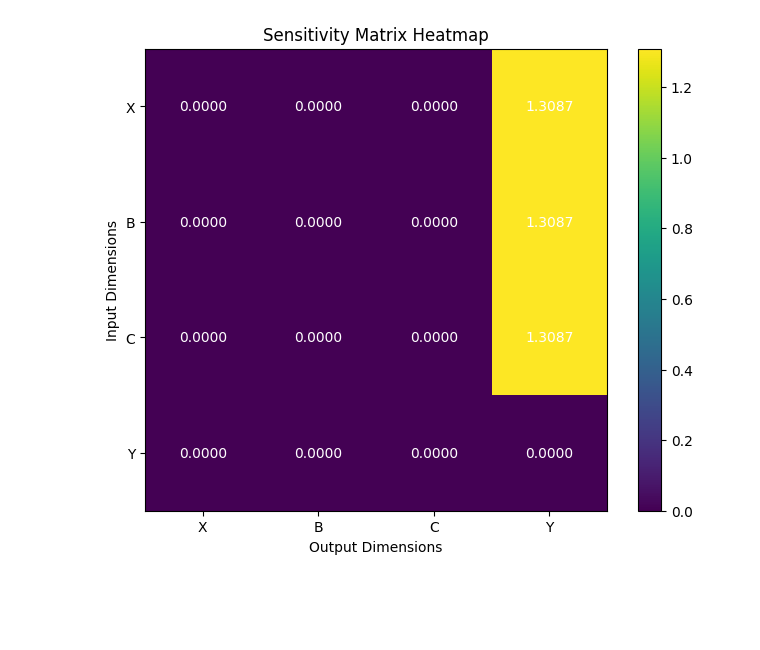
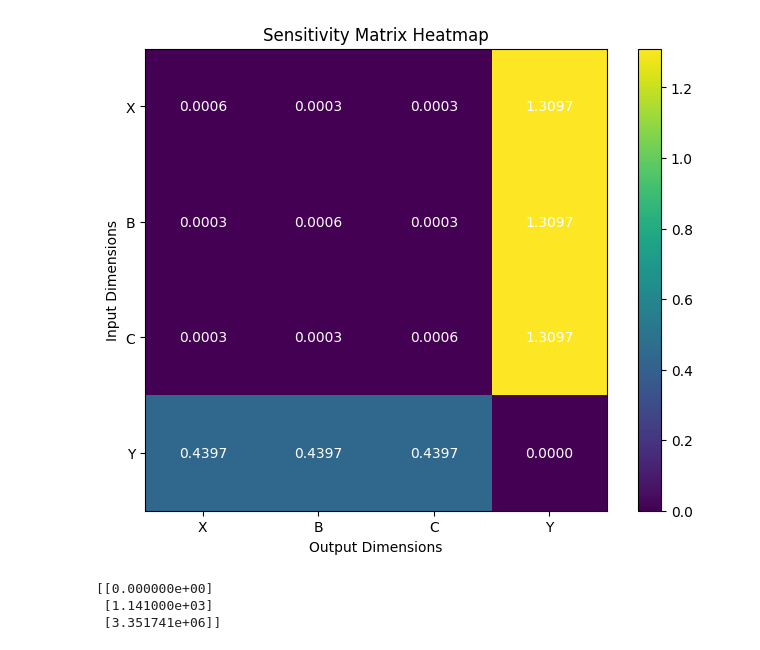
Before and after one commit to matthewvowels1/Causal_Transformer, a Jupyter notebook: CaT/perturbation_graph_v2.ipynb, the cells around one changed output. Drawn from its saved outputs; the diff is of its cells as text; code cells hidden in the pictures; blank space fills up the shorter version.

```diff
--- a/CaT/perturbation_graph_v2.ipynb
+++ b/CaT/perturbation_graph_v2.ipynb
@@ -123,7 +123,9 @@ class Head(nn.Module):
         # B, T, HS = Q.shape
         S_qk = torch.matmul(Q, K.transpose(1, 2)) / (self.head_size ** 0.5)
 
-        self.Sprime = self.dag_mod.T @ S_qk
+
+        self.Sprime = self.dag_mod.T * (self.dag_mod.T @ S_qk)
+
 
         self.Sprime = self.Sprime.masked_fill(self.Sprime == 0, float('-inf'))
 
@@ -138,10 +140,6 @@ class Head(nn.Module):
         O = self.projection(self.act(O))
         return O
 
-
-
-dag = torch.tensor(nx.to_numpy_array(DAGnx)).to(device)
-h = Head(head_size=head_size, input_dim=input_dim, dropout_rate=dropout_rate, dag=dag, use_bias=False, device=device).to(device)
 
 def input_output_sensitivity_matrix(input, model, epsilon=100.0, full=True):
     model.eval()
@@ -165,35 +163,58 @@ def input_output_sensitivity_matrix(input, model, epsilon=100.0, full=True):
 
         output_difference = perturbed_output - original_output
 
-        sensitivity_matrix[i, :] = output_difference.view(-1)
+        sensitivity_matrix[i, :] =  torch.abs(output_difference.view(-1))
 
     return sensitivity_matrix
 
 
 def normalize_matrix_abs(sensitivity_matrix):
     # # Avoid division by zero by using np.where
     # row_max = np.max(np.abs(sensitivity_matrix), axis=1, keepdims=True)
     # sensitivity_matrix = np.where(row_max != 0, sensitivity_matrix / row_max, 0)
     return sensitivity_matrix
 
 
-xb = get_batch(train_data=train_data, val_data=val_data, split='train', device=device, batch_size=1) * 0.0
+dag = torch.tensor(nx.to_numpy_array(DAGnx)).to(device)
+h = Head(head_size=head_size, input_dim=input_dim, dropout_rate=dropout_rate, dag=dag, use_bias=False, device=device).to(device)
+
+xb = get_batch(train_data=train_data, val_data=val_data, split='train', device=device, batch_size=1) * 0.0  + 0.1
 sensitivity_matrix = normalize_matrix_abs(input_output_sensitivity_matrix(xb, h, full=False).detach().cpu().numpy())
 
 plt.figure(figsize=(8, 6))
 plt.imshow(sensitivity_matrix, cmap='viridis', interpolation='nearest')
 plt.colorbar()
 
 for i in range(sensitivity_matrix.shape[0]):
     for j in range(sensitivity_matrix.shape[1]):
         plt.text(j, i, f'{sensitivity_matrix[i, j]:.4f}', ha='center', va='center', color='white')
 
 plt.xlabel('Output Dimensions')
 plt.ylabel('Input Dimensions')
 plt.title('Sensitivity Matrix Heatmap')
 plt.xticks(ticks=np.arange(len(var_names)), labels=var_names)
 plt.yticks(ticks=np.arange(len(var_names)), labels=var_names)
 # Display the plot
 plt.show()
 # %% [output]
-[figure, old version]
+[figure, new version]
+# %%
+
+#               A     B      Y
+Q = np.array([[8.0], [100], [4000]])
+K = np.array([[5.0], [300], [2000]])
+V = np.array([[1.0], [100], [1000]])
+
+S = Q @ K.T
+dag = np.array([
+	[0, 1, 1],  # A
+	[0, 0, 1],  # B
+	[0, 0, 0]]) # Y
+
+Vprime = dag.T@V
+Sprime = (dag.T * (dag.T @ S) + Vprime) @ V
+print(Sprime)
+# %% [output]
+[[0.000000e+00]
+ [1.141000e+03]
+ [3.351741e+06]]
```
Also changed, not shown: 3 other files.
